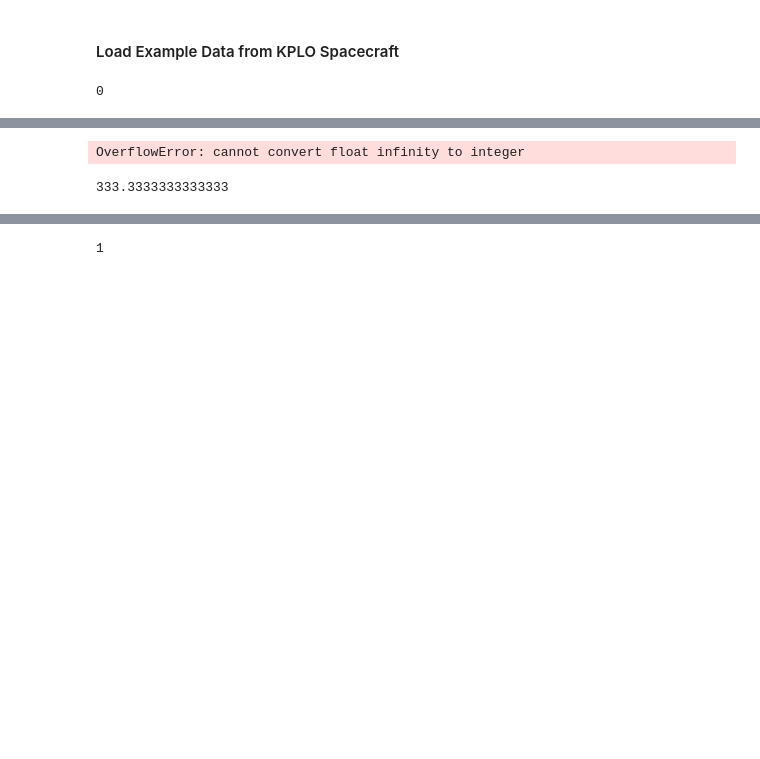
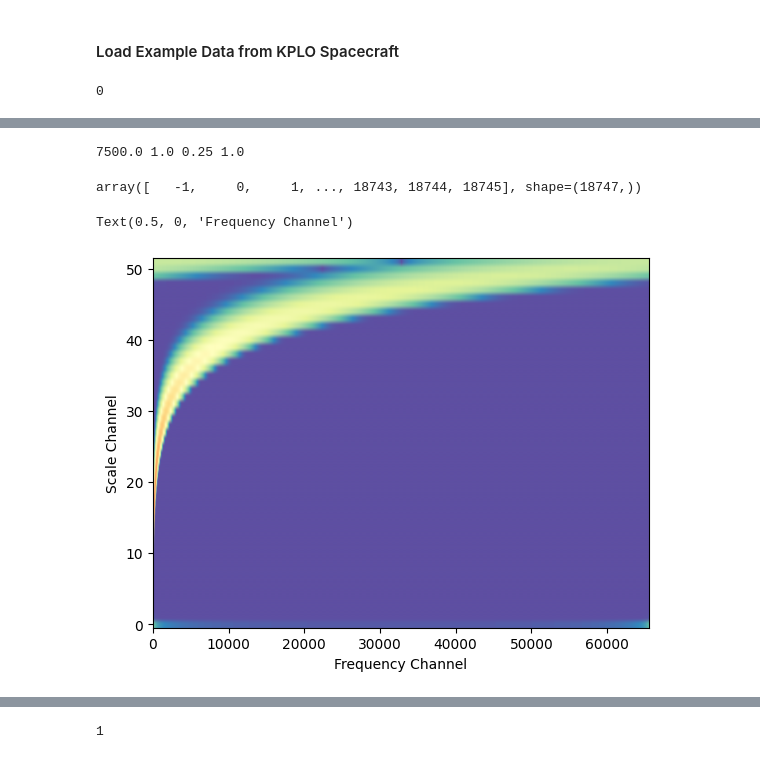
Before and after one commit to aphoffmann/InvertibleWavelets, a Jupyter notebook: KPLO_TEST.ipynb, the cells around one changed output, grey strips where cells are left out. Cells and saved outputs as stored; diff of their text form; code cells hidden in the pictures; blank space fills up the shorter version.

```diff
--- a/KPLO_TEST.ipynb
+++ b/KPLO_TEST.ipynb
@@ -32,16 +28,25 @@ plt.plot(B.T)
 # %%
 "Wavelet Transform"
 transform = Transform(
-    data= B[0],
+    data = B[0],
     fs = sample_rate,
-    wavelet=Morlet(1,1), # Wavelet to use
-    pad_method=None, # Padding method for the convolution calls np.pad. Set to None if no padding
-    scales = 'dyadic'
-
+    wavelet=Morlet(1,2),
+    pad_method='symmetric', # Padding method for the convolution calls np.pad. Set to None if no padding
+    Mc = 1,
+    scales='dyadic',
+    real = False
 )
 # %% [output]
-OverflowError: cannot convert float infinity to integer
+7500.0 1.0 0.25 1.0
-# %%
-1/0.003
-# %% [output]
-333.3333333333333
+# %%
+transform.j_channels
+# %% [output]
+array([   -1,     0,     1, ..., 18743, 18744, 18745], shape=(18747,))
+# %%
+fig, ax = plt.subplots(1,1)
+ax.imshow(np.log(np.abs(transform.Wfreq)+1e-3), aspect='auto', origin='lower', cmap='Spectral_r', interpolation=None)
+ax.set_ylabel('Scale Channel')
+ax.set_xlabel('Frequency Channel')
+# %% [output]
+Text(0.5, 0, 'Frequency Channel')
+[figure, added]
```
Also changed, not shown: parts of 12 cells of this notebook, 4 other files.
